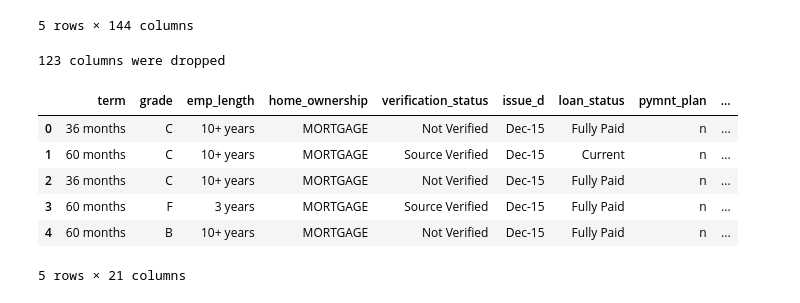
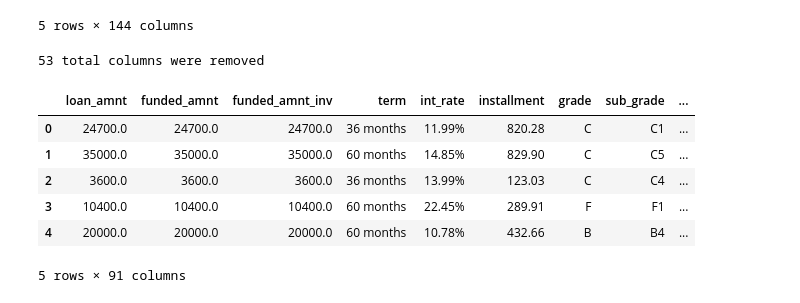
Before and after one commit to leeorn/Thinkful, a Jupyter notebook: Bootcamp/Unit 3/Lesson2/Random forest challenge.ipynb, the cells around one changed output. Drawn from its saved outputs; the diff is of its cells as text; code cells hidden in the pictures.

```diff
--- a/Bootcamp/Unit 3/Lesson2/Random forest challenge.ipynb
+++ b/Bootcamp/Unit 3/Lesson2/Random forest challenge.ipynb
@@ -27,22 +27,20 @@ loan_df.head()
 | 4 | NaN | NaN | 20000.0 | 20000.0 | 20000.0 | 60 months | 10.78% | 432.66 | B | ... |
 5 rows × 144 columns
 # %%
-drop_list = []
-# remove columns that have more than 20 different values or more than half is NaN value
-for col in loan_df.columns:
-    if(len(loan_df[col].unique()) > 20 or (loan_df[col].isnull().sum()) >= len(loan_df) / 2):
-        drop_list.append(col)
+# dropping columns with 85% or more NaN values.
+i = 0
+for col in loan_df:
+    if(loan_df[col].isnull().sum() >= 0.85 * len(loan_df)):
         loan_df.drop(columns=col, inplace=True)
-
-print("{} columns were dropped".format(len(drop_list)))
-
+        i += 1
+print("%d total columns were removed" % i)
 loan_df.head()
 # %% [output]
-123 columns were dropped
+53 total columns were removed
-|  | term | grade | emp_length | home_ownership | verification_status | issue_d | loan_status | pymnt_plan | ... |
-| 0 | 36 months | C | 10+ years | MORTGAGE | Not Verified | Dec-15 | Fully Paid | n | ... |
-| 1 | 60 months | C | 10+ years | MORTGAGE | Source Verified | Dec-15 | Current | n | ... |
-| 2 | 36 months | C | 10+ years | MORTGAGE | Not Verified | Dec-15 | Fully Paid | n | ... |
-| 3 | 60 months | F | 3 years | MORTGAGE | Source Verified | Dec-15 | Fully Paid | n | ... |
-| 4 | 60 months | B | 10+ years | MORTGAGE | Not Verified | Dec-15 | Fully Paid | n | ... |
+|  | loan_amnt | funded_amnt | funded_amnt_inv | term | int_rate | installment | grade | sub_grade | ... |
+| 0 | 24700.0 | 24700.0 | 24700.0 | 36 months | 11.99% | 820.28 | C | C1 | ... |
+| 1 | 35000.0 | 35000.0 | 35000.0 | 60 months | 14.85% | 829.90 | C | C5 | ... |
+| 2 | 3600.0 | 3600.0 | 3600.0 | 36 months | 13.99% | 123.03 | C | C4 | ... |
+| 3 | 10400.0 | 10400.0 | 10400.0 | 60 months | 22.45% | 289.91 | F | F1 | ... |
+| 4 | 20000.0 | 20000.0 | 20000.0 | 60 months | 10.78% | 432.66 | B | B4 | ... |
-5 rows × 21 columns
+5 rows × 91 columns
```
Also changed, not shown: parts of 17 cells of this notebook.
